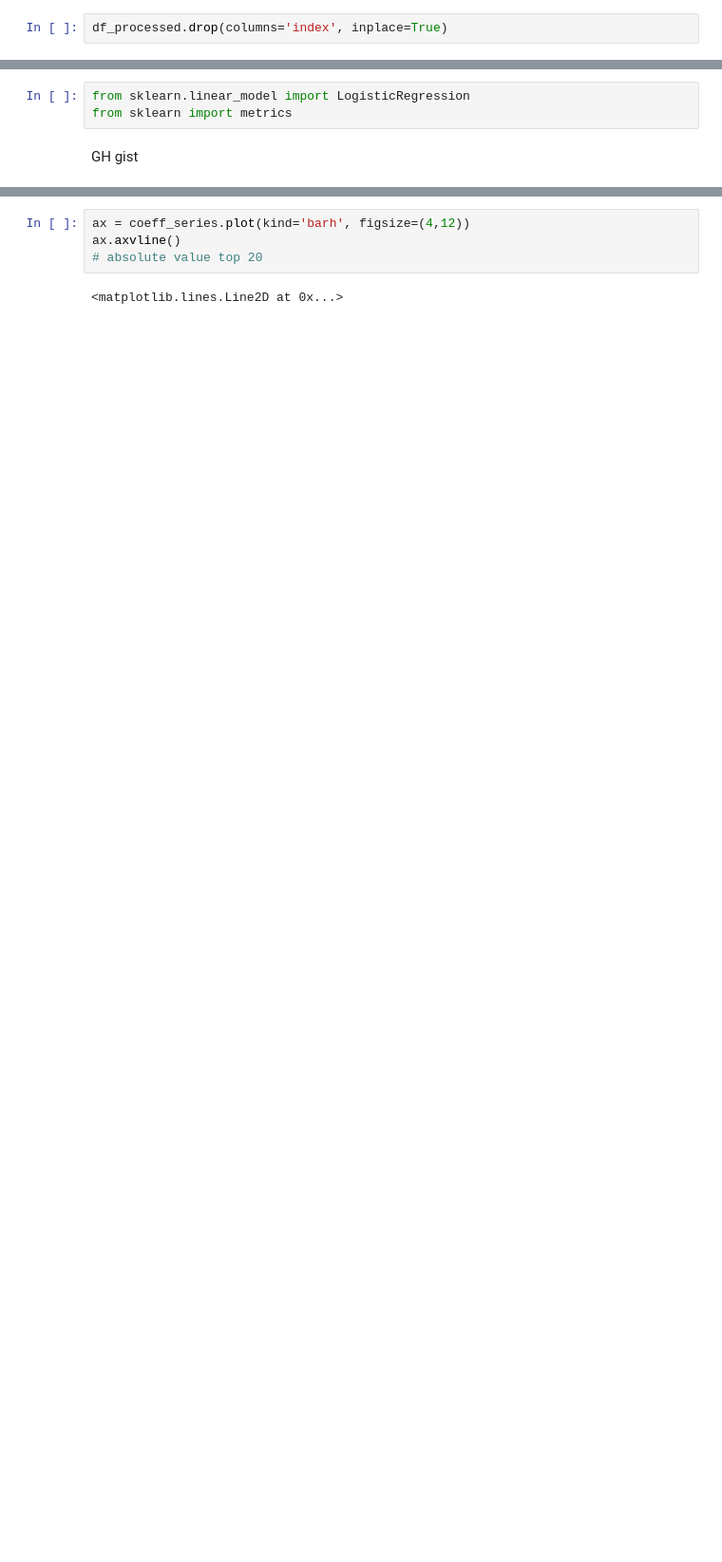
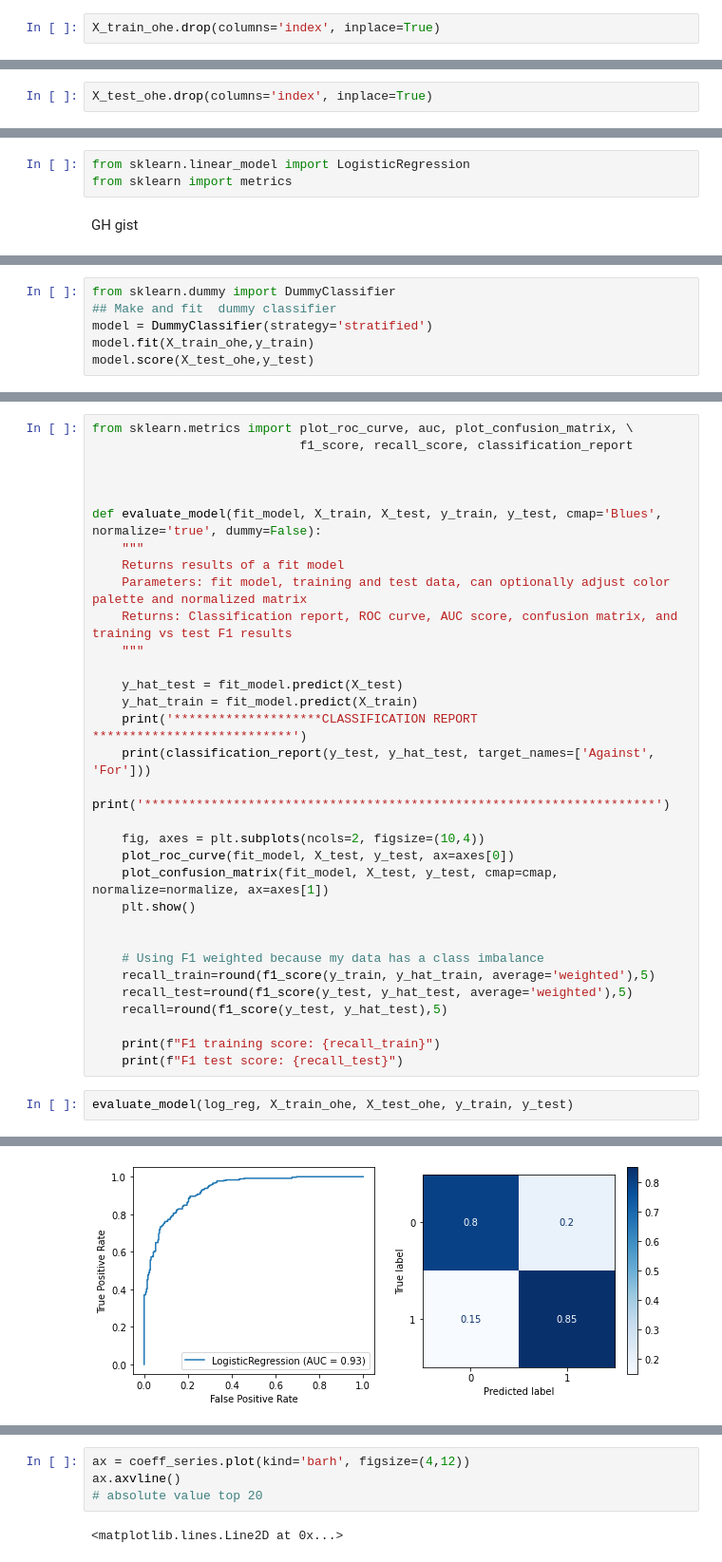
Before and after one commit to kuninethan95/PropB, a Jupyter notebook: PropB.ipynb, the cells around one changed output, grey strips where cells are left out. Shown at 95% size. Saved outputs shown, nothing was run; the diff lists cells and outputs as text; blank space fills up the shorter version.

```diff
--- a/PropB.ipynb
+++ b/PropB.ipynb
@@ -1097,2 +1097,2 @@ X_test_ohe = pd.concat([X_test[num_cols],train_cat_cols], axis=1, ignore_index=F
 # %%
-df_processed.drop(columns='index', inplace=True)
+X_train_ohe.drop(columns='index', inplace=True)
@@ -1114,0 +1115,2 @@ df_processed
+# %%
+X_test_ohe.drop(columns='index', inplace=True)
@@ -1135,0 +1186,6 @@ log_reg.score(X_train_ohe,y_train)
+# %%
+from sklearn.dummy import DummyClassifier
+## Make and fit  dummy classifier
+model = DummyClassifier(strategy='stratified')
+model.fit(X_train_ohe,y_train)
+model.score(X_test_ohe,y_test)
@@ -1135,0 +1196,35 @@ log_reg.score(X_train_ohe,y_train)
+# %%
+from sklearn.metrics import plot_roc_curve, auc, plot_confusion_matrix, \
+                            f1_score, recall_score, classification_report
+
+
+
+def evaluate_model(fit_model, X_train, X_test, y_train, y_test, cmap='Blues', normalize='true', dummy=False):
+    """
+    Returns results of a fit model
+    Parameters: fit model, training and test data, can optionally adjust color palette and normalized matrix
+    Returns: Classification report, ROC curve, AUC score, confusion matrix, and training vs test F1 results
+    """
+
+    y_hat_test = fit_model.predict(X_test)
+    y_hat_train = fit_model.predict(X_train)
+    print('********************CLASSIFICATION REPORT ***************************')
+    print(classification_report(y_test, y_hat_test, target_names=['Against', 'For']))
+    print('*********************************************************************')
+
+    fig, axes = plt.subplots(ncols=2, figsize=(10,4))
+    plot_roc_curve(fit_model, X_test, y_test, ax=axes[0])
+    plot_confusion_matrix(fit_model, X_test, y_test, cmap=cmap, normalize=normalize, ax=axes[1])
+    plt.show()
+
+
+    # Using F1 weighted because my data has a class imbalance
+    recall_train=round(f1_score(y_train, y_hat_train, average='weighted'),5)
+    recall_test=round(f1_score(y_test, y_hat_test, average='weighted'),5)
+    recall=round(f1_score(y_test, y_hat_test),5)
+
+    print(f"F1 training score: {recall_train}")
+    print(f"F1 test score: {recall_test}")
+# %%
+evaluate_model(log_reg, X_train_ohe, X_test_ohe, y_train, y_test)
+# %% [output]
@@ -1135,0 +1242 @@ log_reg.score(X_train_ohe,y_train)
+[figure, added]
```
Also changed, not shown: parts of 63 cells of this notebook.
